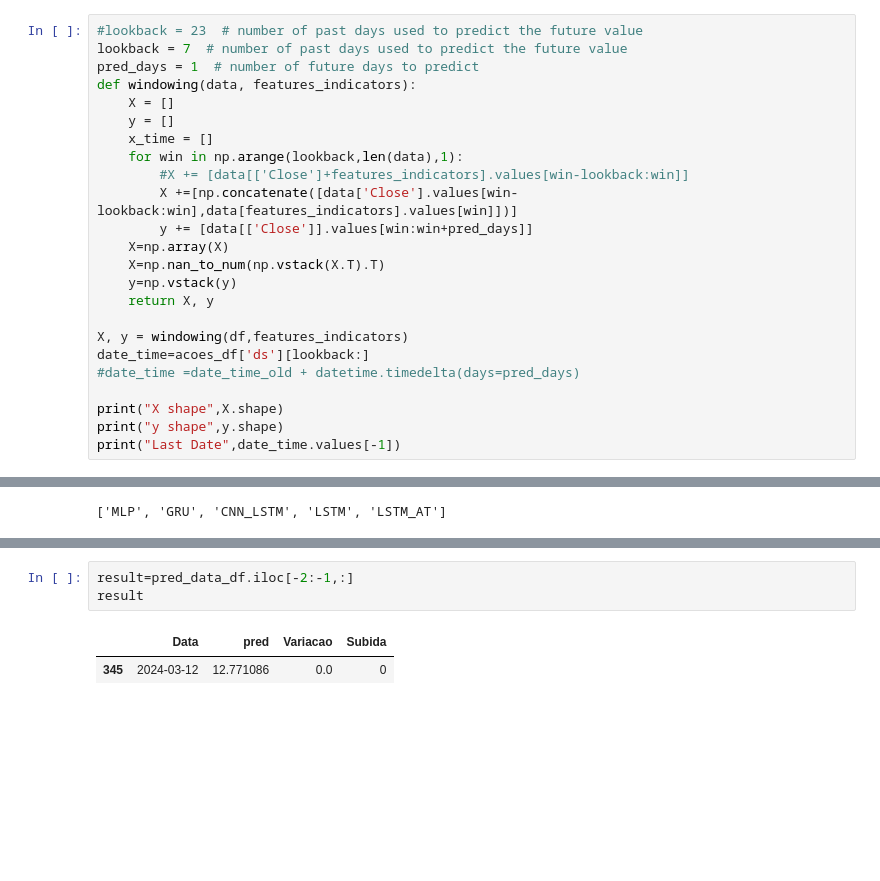
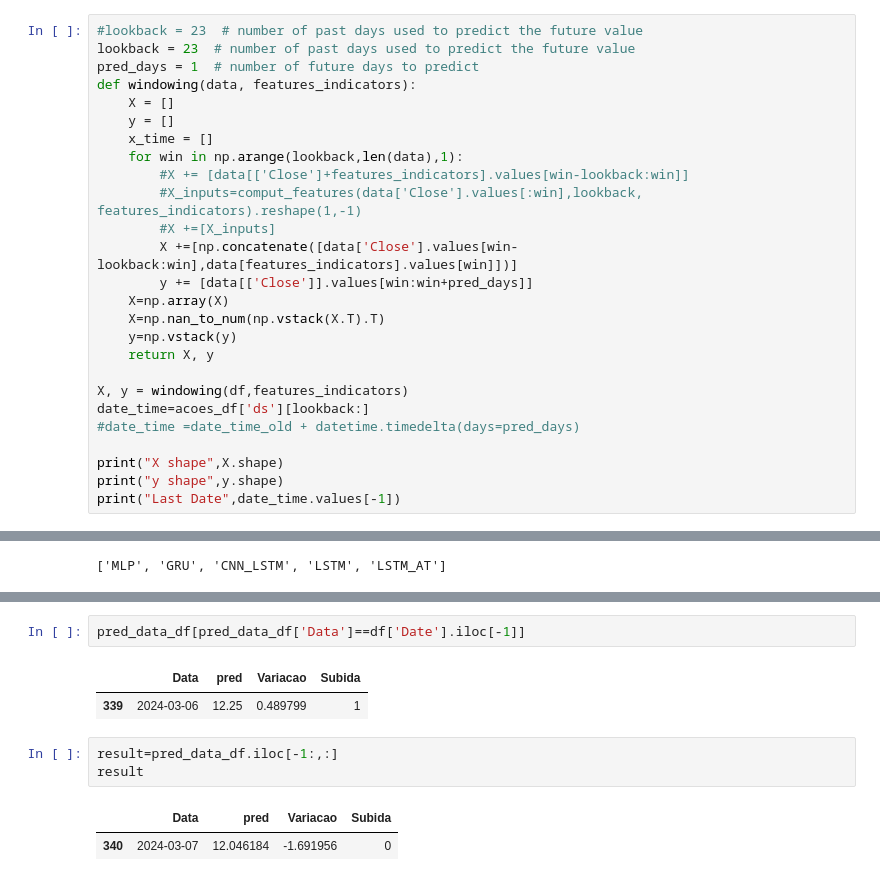
Before and after one commit to brunoodutra/Time_Series_Forecast, a Jupyter notebook: acoes/predicao_de_acoes.ipynb, the cells around one changed output, grey strips where cells are left out. Cells and saved outputs as stored; diff of their text form; blank space fills up the shorter version.

```diff
--- a/acoes/predicao_de_acoes.ipynb
+++ b/acoes/predicao_de_acoes.ipynb
@@ -362,7 +362,7 @@ Try using .loc[row_indexer,col_indexer] = value instead
 See the caveats in the documentation: https://pandas.pydata.org/pandas-docs/stable/user_guide/indexing.html#returning-a-view-versus-a-copy
 # %%
 #lookback = 23  # number of past days used to predict the future value
-lookback = 7  # number of past days used to predict the future value
+lookback = 23  # number of past days used to predict the future value
 pred_days = 1  # number of future days to predict
 def windowing(data, features_indicators):
     X = []
@@ -370,6 +370,8 @@ def windowing(data, features_indicators):
     x_time = []
     for win in np.arange(lookback,len(data),1):
         #X += [data[['Close']+features_indicators].values[win-lookback:win]]
+        #X_inputs=comput_features(data['Close'].values[:win],lookback, features_indicators).reshape(1,-1)
+        #X +=[X_inputs]
         X +=[np.concatenate([data['Close'].values[win-lookback:win],data[features_indicators].values[win]])]
         y += [data[['Close']].values[win:win+pred_days]]
     X=np.array(X)
@@ -1132,9 +1086,14 @@ pred_data_df.tail(10)
+# %%
+pred_data_df[pred_data_df['Data']==df['Date'].iloc[-1]]
+# %% [output]
+|  | Data | pred | Variacao | Subida |
+| 339 | 2024-03-06 | 12.25 | 0.489799 | 1 |
 # %%
-result=pred_data_df.iloc[-2:-1,:]
+result=pred_data_df.iloc[-1:,:]
 result
 # %% [output]
 |  | Data | pred | Variacao | Subida |
-| 345 | 2024-03-12 | 12.771086 | 0.0 | 0 |
+| 340 | 2024-03-07 | 12.046184 | -1.691956 | 0 |
 # %%
 print("A previsão para o dia", result['Data'].item().date(),
       "é de", 'subida,' if result['Subida'].values==1 else "Descida,",
```
Also changed, not shown: parts of 30 cells of this notebook.
